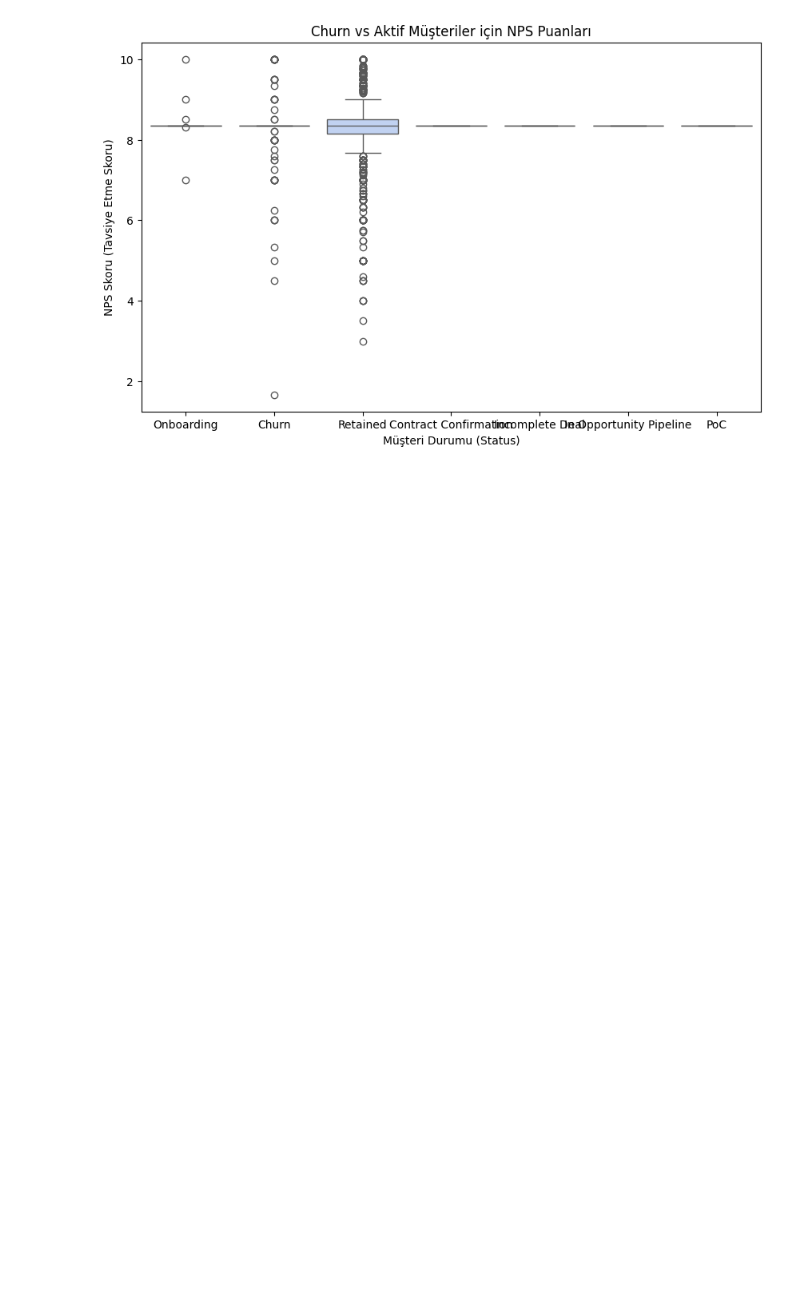
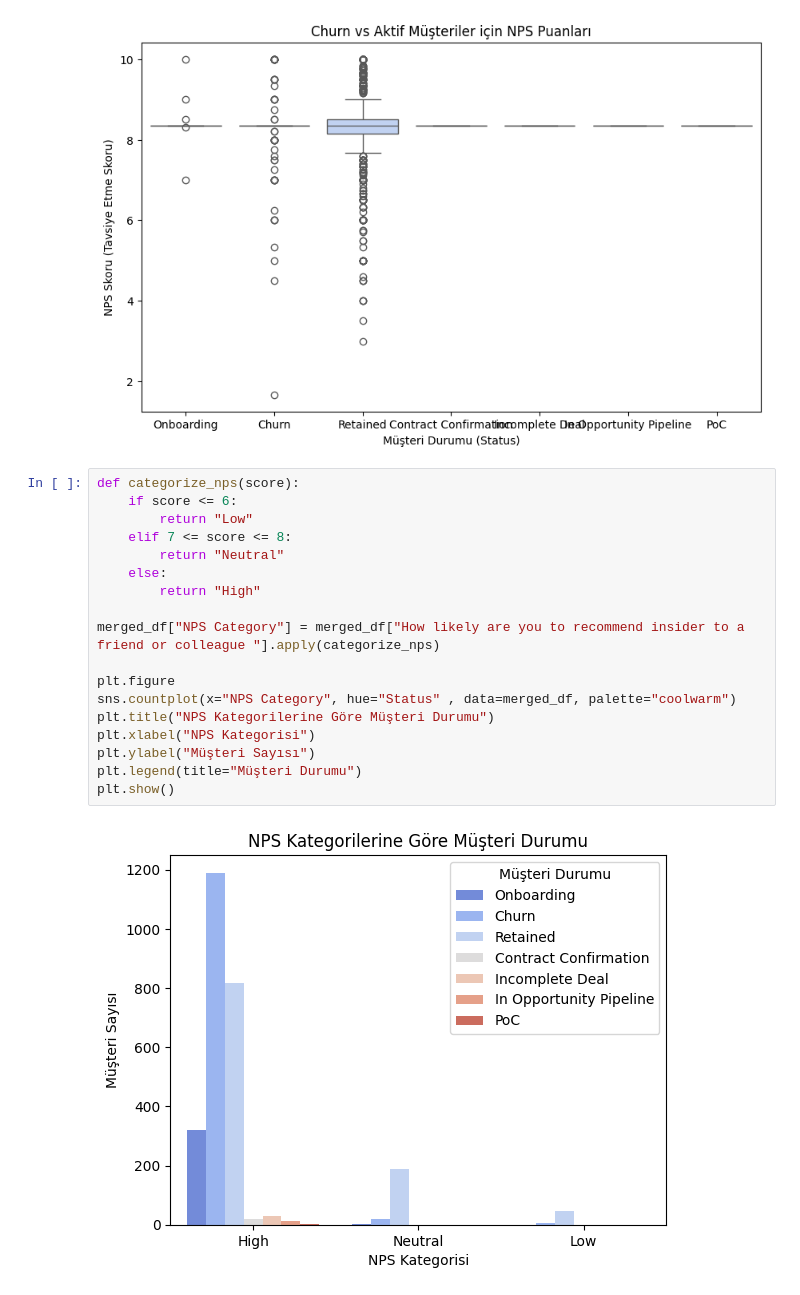
Before and after one commit to yahocan/hacettepeaidatathon2024, a Jupyter notebook: datathon.ipynb, the cells around one changed output. Cells and saved outputs as stored; diff of their text form; blank space fills up the shorter version.

```diff
--- a/datathon.ipynb
+++ b/datathon.ipynb
@@ -330,3 +330,23 @@ plt.ylabel("NPS Skoru (Tavsiye Etme Skoru)")
 plt.show()
 # %% [output]
 [figure]
+# %%
+def categorize_nps(score):
+    if score <= 6:
+        return "Low"
+    elif 7 <= score <= 8:
+        return "Neutral"
+    else:
+        return "High"
+
+merged_df["NPS Category"] = merged_df["How likely are you to recommend insider to a friend or colleague "].apply(categorize_nps)
+
+plt.figure
+sns.countplot(x="NPS Category", hue="Status" , data=merged_df, palette="coolwarm")
+plt.title("NPS Kategorilerine Göre Müşteri Durumu")
+plt.xlabel("NPS Kategorisi")
+plt.ylabel("Müşteri Sayısı")
+plt.legend(title="Müşteri Durumu")
+plt.show()
+# %% [output]
+[figure, added]
```
Also changed, not shown: parts of 11 cells of this notebook.
